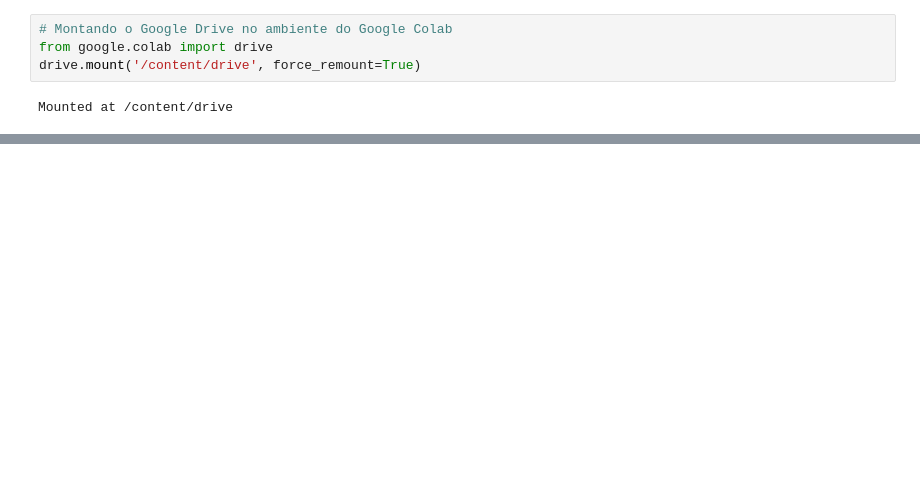
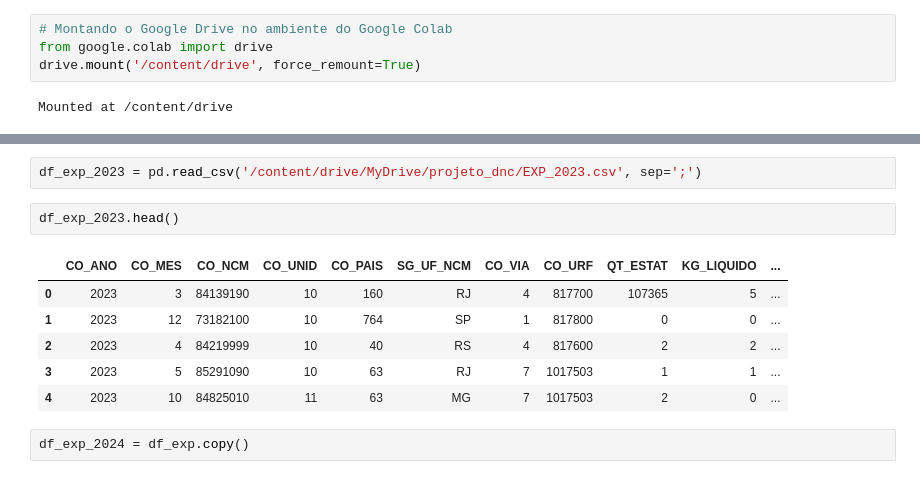
Before and after one commit to vitormunnizz/dashboard_agronegocio_looker_studio, a Jupyter notebook: Data_Preparation_dnc_.ipynb, the cells around one changed output, grey strips where cells are left out. Saved outputs shown, nothing was run; the diff lists cells and outputs as text; blank space fills up the shorter version.

```diff
--- a/Data_Preparation_dnc_.ipynb
+++ b/Data_Preparation_dnc_.ipynb
@@ -284,0 +67,13 @@ df_final.describe()
+# %%
+df_exp_2023 = pd.read_csv('/content/drive/MyDrive/projeto_dnc/EXP_2023.csv', sep=';')
+# %%
+df_exp_2023.head()
+# %% [output]
+|  | CO_ANO | CO_MES | CO_NCM | CO_UNID | CO_PAIS | SG_UF_NCM | CO_VIA | CO_URF | QT_ESTAT | KG_LIQUIDO | ... |
+| 0 | 2023 | 3 | 84139190 | 10 | 160 | RJ | 4 | 817700 | 107365 | 5 | ... |
+| 1 | 2023 | 12 | 73182100 | 10 | 764 | SP | 1 | 817800 | 0 | 0 | ... |
+| 2 | 2023 | 4 | 84219999 | 10 | 40 | RS | 4 | 817600 | 2 | 2 | ... |
+| 3 | 2023 | 5 | 85291090 | 10 | 63 | RJ | 7 | 1017503 | 1 | 1 | ... |
+| 4 | 2023 | 10 | 84825010 | 11 | 63 | MG | 7 | 1017503 | 2 | 0 | ... |
+# %%
+df_exp_2024 = df_exp.copy()
```
Also changed, not shown: parts of 57 cells of this notebook.
